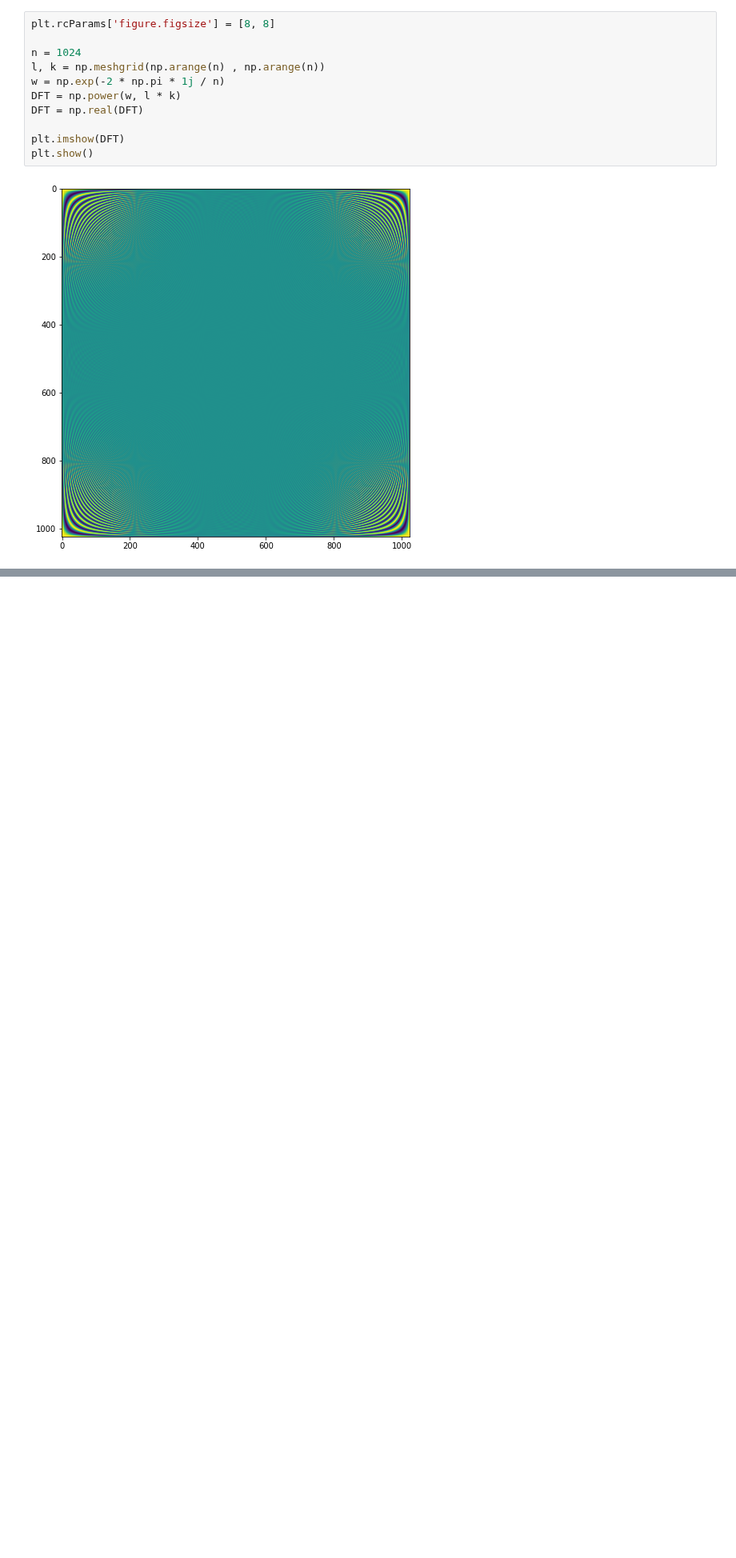
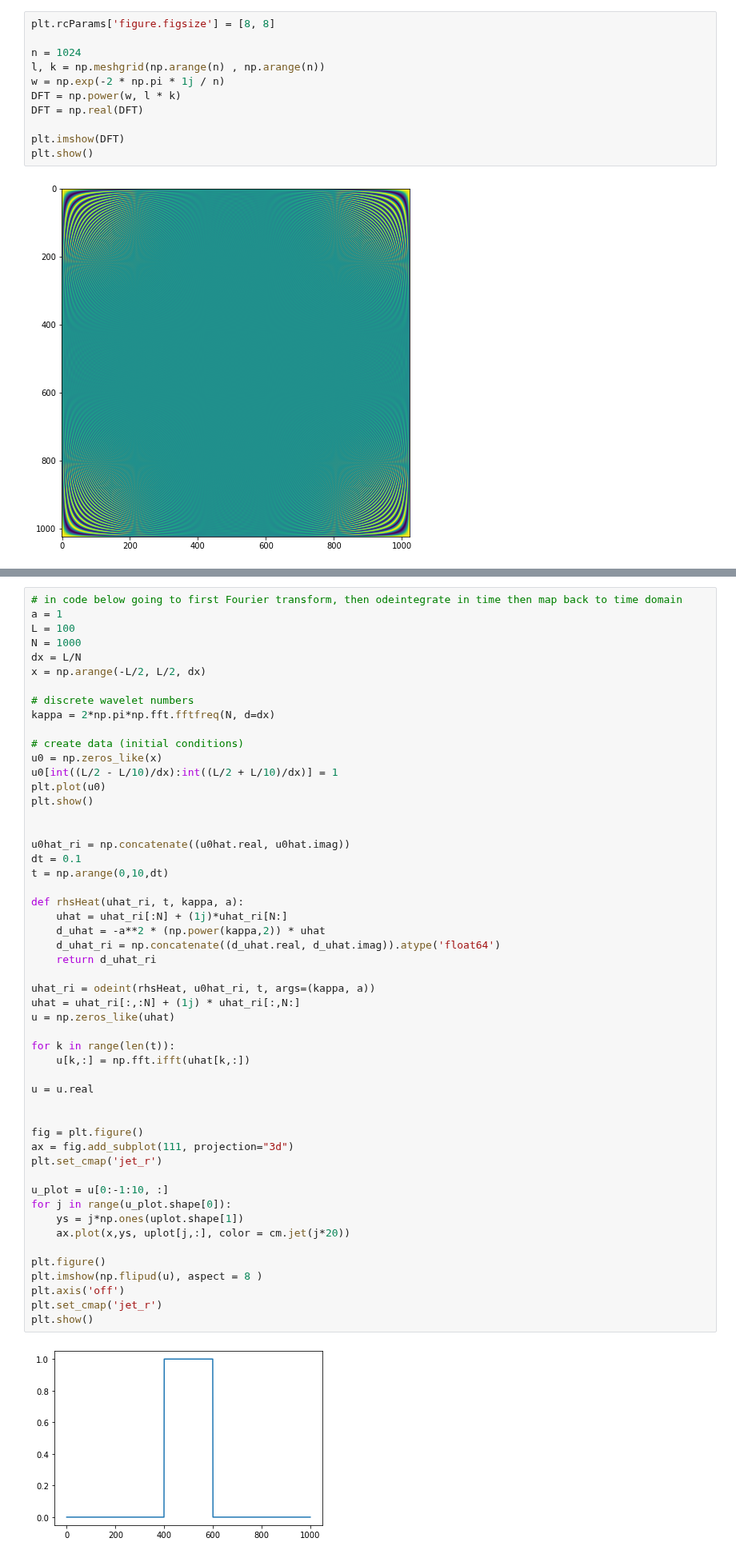
Before and after one commit to jackleekopij/Signal_processing, a Jupyter notebook: Fourier Analysis/Fourier analysis Steve Brunton.ipynb, the cells around one changed output, grey strips where cells are left out. Shown at 80% size. Saved outputs shown, nothing was run; the diff lists cells and outputs as text; blank space fills up the shorter version.

Commit message:
Code for solving the heat equation in Fourier (spectral domain) the transforming back to time domain/ avoiding need to solve a PDE instead ODE

```diff
--- a/Fourier Analysis/Fourier analysis Steve Brunton.ipynb
+++ b/Fourier Analysis/Fourier analysis Steve Brunton.ipynb
@@ -311,0 +318,54 @@ Note: $\hat{u}_t = \alpha^2 \kappa^2 \hat{u}$ can be rearranged into an eigenvec
+# %%
+# in code below going to first Fourier transform, then odeintegrate in time then map back to time domain
+a = 1
+L = 100
+N = 1000
+dx = L/N
+x = np.arange(-L/2, L/2, dx)
+
+# discrete wavelet numbers
+kappa = 2*np.pi*np.fft.fftfreq(N, d=dx)
+
+# create data (initial conditions)
+u0 = np.zeros_like(x)
+u0[int((L/2 - L/10)/dx):int((L/2 + L/10)/dx)] = 1
+plt.plot(u0)
+plt.show()
+
+
+u0hat_ri = np.concatenate((u0hat.real, u0hat.imag))
+dt = 0.1
+t = np.arange(0,10,dt)
+
+def rhsHeat(uhat_ri, t, kappa, a):
+    uhat = uhat_ri[:N] + (1j)*uhat_ri[N:]
+    d_uhat = -a**2 * (np.power(kappa,2)) * uhat
+    d_uhat_ri = np.concatenate((d_uhat.real, d_uhat.imag)).atype('float64')
+    return d_uhat_ri
+
+uhat_ri = odeint(rhsHeat, u0hat_ri, t, args=(kappa, a))
+uhat = uhat_ri[:,:N] + (1j) * uhat_ri[:,N:]
+u = np.zeros_like(uhat)
+
+for k in range(len(t)):
+    u[k,:] = np.fft.ifft(uhat[k,:])
+
+u = u.real
+
+
+fig = plt.figure()
+ax = fig.add_subplot(111, projection="3d")
+plt.set_cmap('jet_r')
+
+u_plot = u[0:-1:10, :]
+for j in range(u_plot.shape[0]):
+    ys = j*np.ones(uplot.shape[1])
+    ax.plot(x,ys, uplot[j,:], color = cm.jet(j*20))
+
+plt.figure()
+plt.imshow(np.flipud(u), aspect = 8 )
+plt.axis('off')
+plt.set_cmap('jet_r')
+plt.show()
+# %% [output]
+[figure, added]
```
Also changed, not shown: parts of 12 cells of this notebook.
